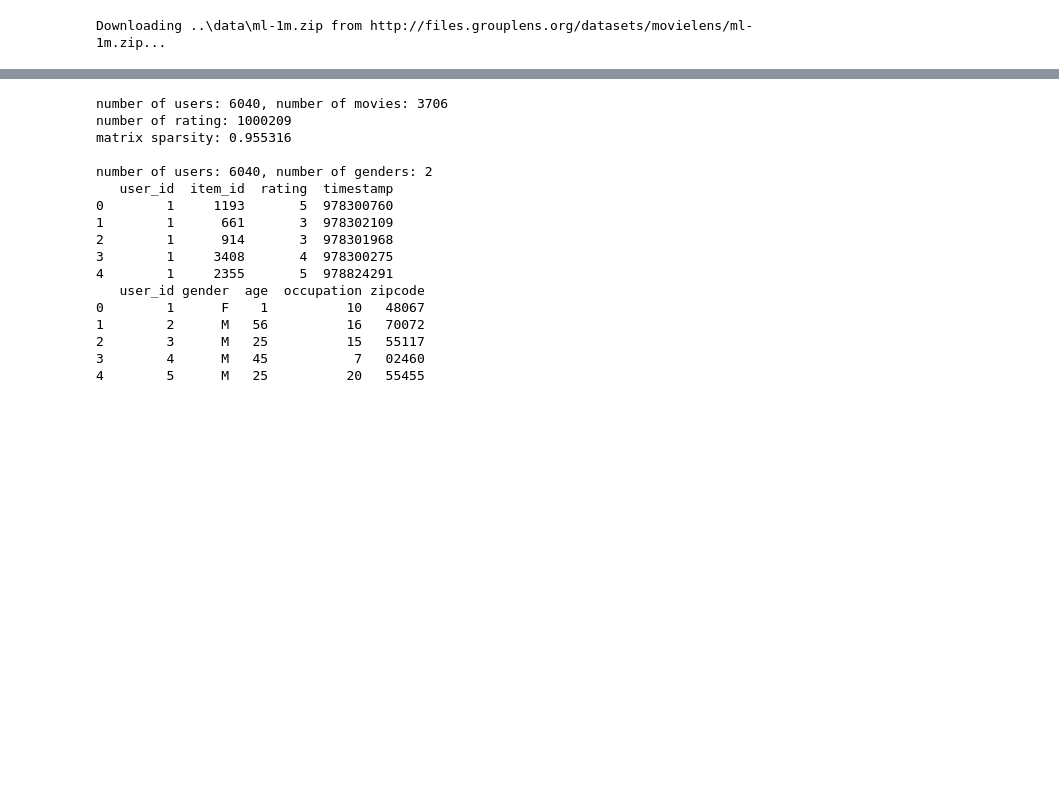
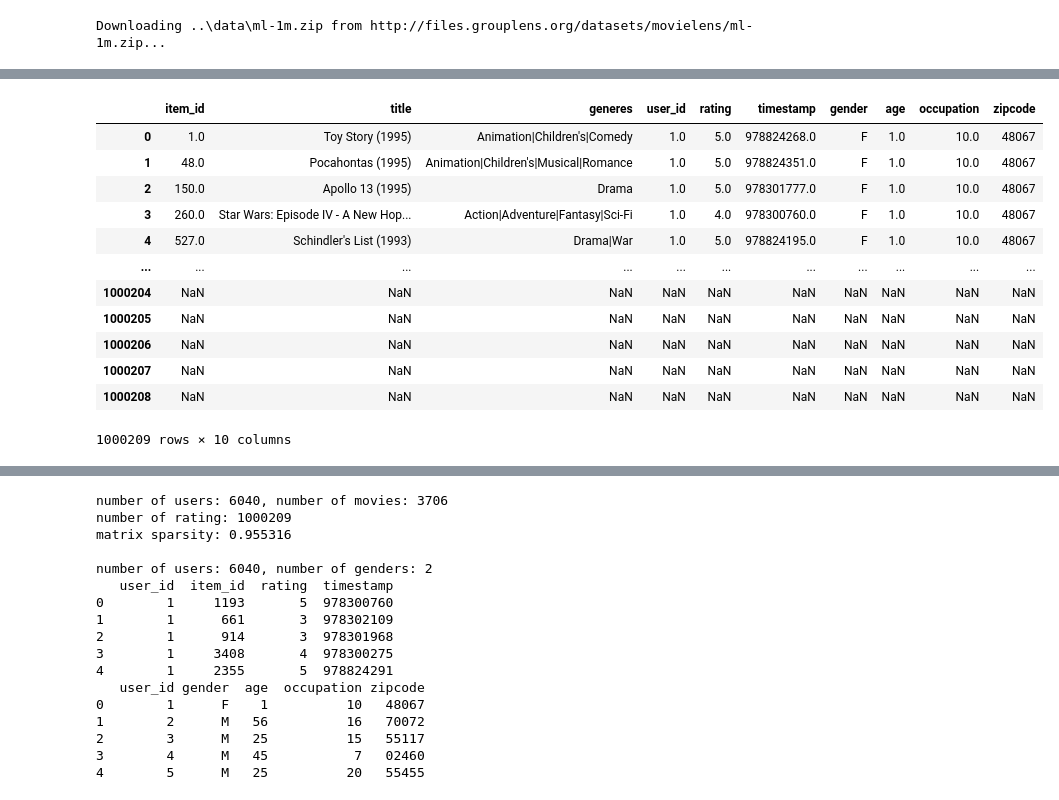
Before and after one commit to PavelA85/RecSys2020, a Jupyter notebook: ml-100k.hax.ipynb, the cells around one changed output, grey strips where cells are left out. Saved outputs shown, nothing was run; the diff lists cells and outputs as text; code cells hidden in the pictures; blank space fills up the shorter version.

```diff
--- a/ml-100k.hax.ipynb
+++ b/ml-100k.hax.ipynb
@@ -31,0 +64,16 @@ items, users, num_users, num_items = read_data_ml1m()
+# %%
+rating.where(items['gender'] == 'F')
+# %% [output]
+|  | item_id | title | generes | user_id | rating | timestamp | gender | age | occupation | zipcode |
+| 0 | 1.0 | Toy Story (1995) | Animation|Children's|Comedy | 1.0 | 5.0 | 978824268.0 | F | 1.0 | 10.0 | 48067 |
+| 1 | 48.0 | Pocahontas (1995) | Animation|Children's|Musical|Romance | 1.0 | 5.0 | 978824351.0 | F | 1.0 | 10.0 | 48067 |
+| 2 | 150.0 | Apollo 13 (1995) | Drama | 1.0 | 5.0 | 978301777.0 | F | 1.0 | 10.0 | 48067 |
+| 3 | 260.0 | Star Wars: Episode IV - A New Hop... | Action|Adventure|Fantasy|Sci-Fi | 1.0 | 4.0 | 978300760.0 | F | 1.0 | 10.0 | 48067 |
+| 4 | 527.0 | Schindler's List (1993) | Drama|War | 1.0 | 5.0 | 978824195.0 | F | 1.0 | 10.0 | 48067 |
+| ... | ... | ... | ... | ... | ... | ... | ... | ... | ... | ... |
+| 1000204 | NaN | NaN | NaN | NaN | NaN | NaN | NaN | NaN | NaN | NaN |
+| 1000205 | NaN | NaN | NaN | NaN | NaN | NaN | NaN | NaN | NaN | NaN |
+| 1000206 | NaN | NaN | NaN | NaN | NaN | NaN | NaN | NaN | NaN | NaN |
+| 1000207 | NaN | NaN | NaN | NaN | NaN | NaN | NaN | NaN | NaN | NaN |
+| 1000208 | NaN | NaN | NaN | NaN | NaN | NaN | NaN | NaN | NaN | NaN |
+1000209 rows × 10 columns
```
Also changed, not shown: parts of 17 cells of this notebook, 4 other files.
